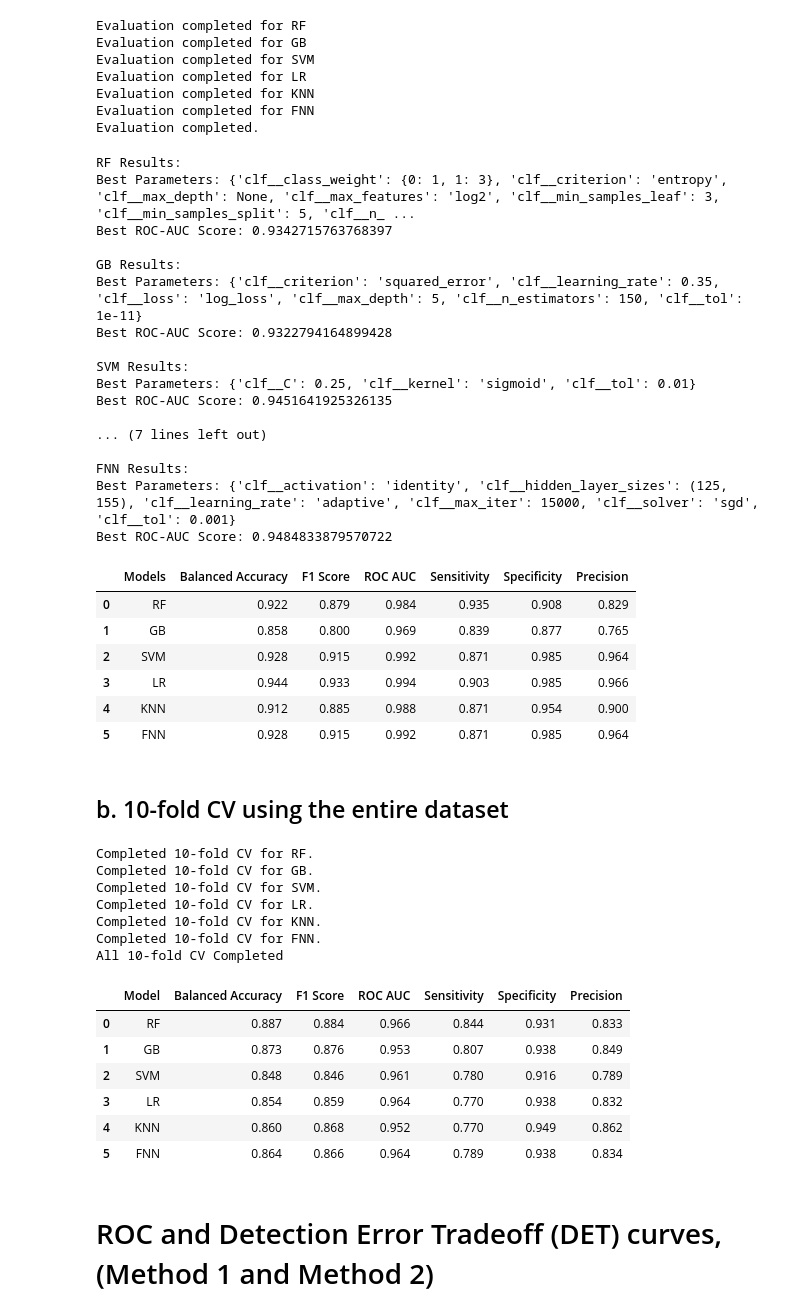
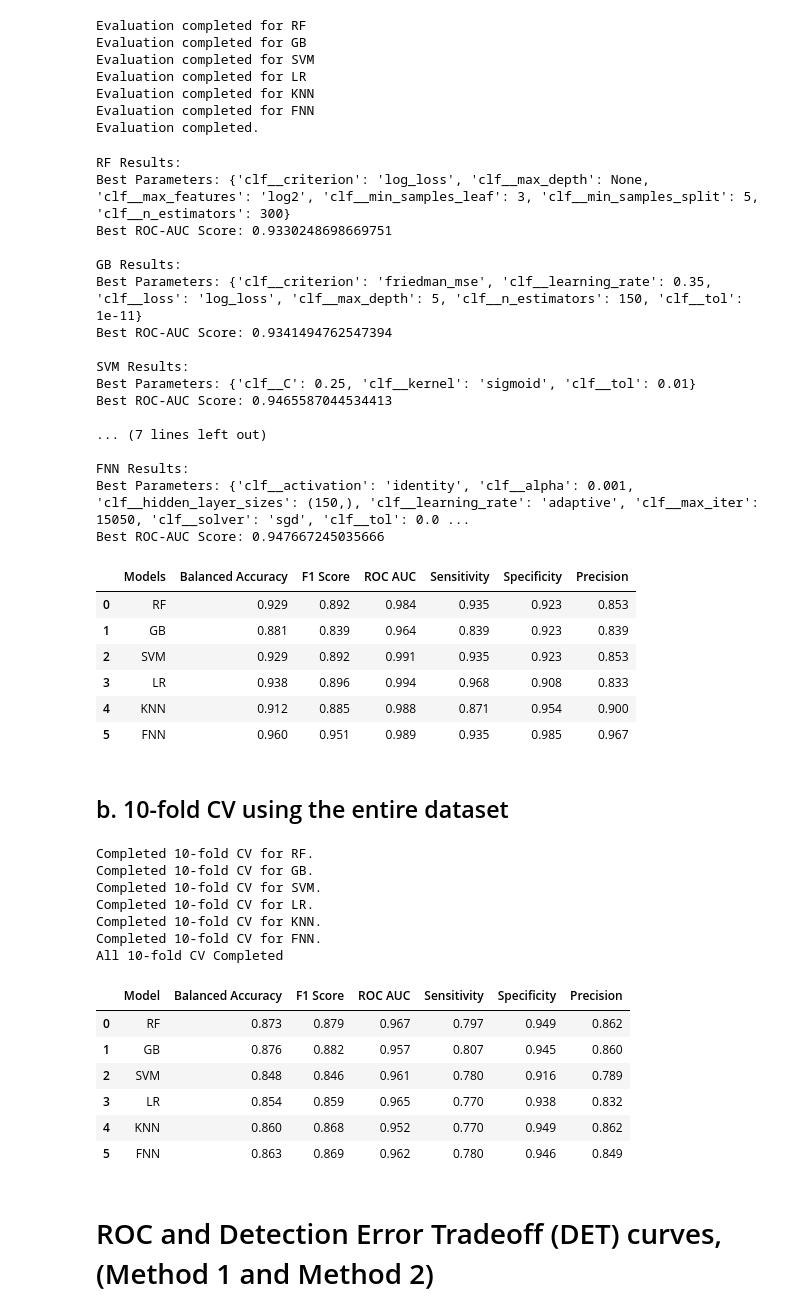
Before and after one commit to OnahPmi/Thyroid-Cancer-Recurrence-Prediction-Project, a Jupyter notebook: code base/Predictive Models Building.ipynb, the cells around one changed output. Saved outputs shown, nothing was run; the diff lists cells and outputs as text; code cells hidden in the pictures.

Commit message:
modified the codebase to account for class imbalance during model training

```diff
--- a/code base/Predictive Models Building.ipynb
+++ b/code base/Predictive Models Building.ipynb
@@ -83,6 +85,9 @@ preprocessor = ColumnTransformer(
     ],
     remainder="passthrough",
 )
+
+# Compute sample weights based on class imbalance
+sample_weights = compute_sample_weight(class_weight="balanced", y=y_train)
 # %% [markdown]
 ## b. Define the Models and Metrics
 # %%
@@ -128,7 +133,7 @@ param_grids = {
         "clf__min_samples_split": [6, 7],
         "clf__min_samples_leaf": [4, 5],
         "clf__criterion": ["gini", "entropy", "log_loss"],
-        "clf__class_weight": [{0: 1, 1: 3}],
+#         "clf__class_weight": [{0: 1, 1: 3}],
         "clf__max_features": ["log2"],
     },
     "GB": {
@@ -148,7 +153,8 @@ param_grids = {
     "LR": {
         "clf__C": [0.35, 0.36, 0.7],
         "clf__penalty": ["l1"],
-        "clf__solver": ["liblinear"]
+        "clf__solver": ["liblinear"],
+
     },
     "KNN": {
         "clf__n_neighbors": [16, 17],
@@ -157,11 +163,12 @@ param_grids = {
     },
     "FNN": {
         "clf__hidden_layer_sizes": [(300,), (130, 160)],
-        "clf__max_iter": [7900, 8000, 8200],
+        "clf__max_iter": [10000, 12000],
         "clf__activation": ["relu", "identity"],
         "clf__solver": ["adam", "sgd", "lbfgs"],
         "clf__learning_rate": ["constant", "adaptive"],
-        "clf__tol": [1e-4, 1e-5]
+        "clf__tol": [1e-4, 1e-5],
+        "clf__alpha": [0.1, 0.32, 1.0]
     }
 }
 
@@ -187,7 +194,10 @@ for model_name, model in models.items():
 
     # Perform hyperparameter tuning with GridSearchCV
     grid_search = GridSearchCV(pipeline, param_grids[model_name], cv=skf, scoring="roc_auc")
-    grid_search.fit(X_train, y_train)
+    if model_name in ["KNN", "FNN"]:
+        grid_search.fit(X_train, y_train)
+    else:
+        grid_search.fit(X_train, y_train, clf__sample_weight=sample_weights)
 
     # Evaluate the model on the test set
     best_pipeline = grid_search.best_estimator_
@@ -347,7 +356,7 @@ param_grids = {
         "clf__min_samples_split": [5, 6],
         "clf__min_samples_leaf": [2, 3],
         "clf__criterion": ["gini", "entropy", "log_loss"],
-        "clf__class_weight": [{0: 1, 1: 3}],
+#         "clf__class_weight": [{0: 1, 1: 3}],
         "clf__max_features": ["log2"],
     },
     "GB": {
@@ -381,7 +390,8 @@ param_grids = {
         "clf__activation": ["relu", "logistic", "identity"],
         "clf__solver": ["adam", "sgd"],
         "clf__learning_rate": ["adaptive", "constant"],
-        "clf__tol": [1e-2, 1e-3]
+        "clf__tol": [1e-2, 1e-3],
+        "clf__alpha": [0.0001, 0.001]
     }
 }
 
@@ -407,7 +417,10 @@ for model_name, model in models.items():
 
     # Perform hyperparameter tuning with GridSearchCV
     grid_search = GridSearchCV(pipeline, param_grids[model_name], cv=skf, scoring="roc_auc")
-    grid_search.fit(X_train, y_train)
+    if model_name in ["KNN", "FNN"]:
+        grid_search.fit(X_train, y_train)
+    else:
+        grid_search.fit(X_train, y_train, clf__sample_weight=sample_weights)
 
     # Evaluate the model on the test set
     best_pipeline = grid_search.best_estimator_
@@ -450,44 +463,44 @@ for model_name, result in method_2_results.items():
     print(f"Best ROC-AUC Score: {result['Best ROC-AUC Score']}")
 # %% [output]
 RF Results:
-Best Parameters: {'clf__class_weight': {0: 1, 1: 3}, 'clf__criterion': 'entropy', 'clf__max_depth': None, 'clf__max_features': 'log2', 'clf__min_samples_leaf': 3, 'clf__min_samples_split': 5, 'clf__n_ ...
-Best ROC-AUC Score: 0.9342715763768397
+Best Parameters: {'clf__criterion': 'log_loss', 'clf__max_depth': None, 'clf__max_features': 'log2', 'clf__min_samples_leaf': 3, 'clf__min_samples_split': 5, 'clf__n_estimators': 300}
+Best ROC-AUC Score: 0.9330248698669751
 
 GB Results:
-Best Parameters: {'clf__criterion': 'squared_error', 'clf__learning_rate': 0.35, 'clf__loss': 'log_loss', 'clf__max_depth': 5, 'clf__n_estimators': 150, 'clf__tol': 1e-11}
-Best ROC-AUC Score: 0.9322794164899428
+Best Parameters: {'clf__criterion': 'friedman_mse', 'clf__learning_rate': 0.35, 'clf__loss': 'log_loss', 'clf__max_depth': 5, 'clf__n_estimators': 150, 'clf__tol': 1e-11}
+Best ROC-AUC Score: 0.9341494762547394
 
 SVM Results:
 Best Parameters: {'clf__C': 0.25, 'clf__kernel': 'sigmoid', 'clf__tol': 0.01}
-Best ROC-AUC Score: 0.9451641925326135
+Best ROC-AUC Score: 0.9465587044534413
 
 ... (7 lines left out)
 
 FNN Results:
-Best Parameters: {'clf__activation': 'identity', 'clf__hidden_layer_sizes': (125, 155), 'clf__learning_rate': 'adaptive', 'clf__max_iter': 15000, 'clf__solver': 'sgd', 'clf__tol': 0.001}
-Best ROC-AUC Score: 0.9484833879570722
+Best Parameters: {'clf__activation': 'identity', 'clf__alpha': 0.001, 'clf__hidden_layer_sizes': (150,), 'clf__learning_rate': 'adaptive', 'clf__max_iter': 15050, 'clf__solver': 'sgd', 'clf__tol': 0.0 ...
+Best ROC-AUC Score: 0.947667245035666
 # %%
 performance_metrics = {metric_name: [] for metric_name in metrics.keys()}
 
 for model_name, result in method_2_results.items():
     # print(model_name)
     for metric_name, score in result["Metrics"].items():
         # print(metric_name, ":", score)
         performance_metrics[metric_name].append(score)
 
 df_performance = pd.DataFrame(performance_metrics)
 df_performance.insert(0, "Models", [model_name for model_name in models])
 df_performance = df_performance.round(3)
-df_performance.to_csv("../results/test set models performance using tSVD.csv", index=False)
+# df_performance.to_csv("../results/test set models performance using tSVD.csv", index=False)
 df_performance
 # %% [output]
 |  | Models | Balanced Accuracy | F1 Score | ROC AUC | Sensitivity | Specificity | Precision |
-| 0 | RF | 0.922 | 0.879 | 0.984 | 0.935 | 0.908 | 0.829 |
-| 1 | GB | 0.858 | 0.800 | 0.969 | 0.839 | 0.877 | 0.765 |
-| 2 | SVM | 0.928 | 0.915 | 0.992 | 0.871 | 0.985 | 0.964 |
-| 3 | LR | 0.944 | 0.933 | 0.994 | 0.903 | 0.985 | 0.966 |
+| 0 | RF | 0.929 | 0.892 | 0.984 | 0.935 | 0.923 | 0.853 |
+| 1 | GB | 0.881 | 0.839 | 0.964 | 0.839 | 0.923 | 0.839 |
+| 2 | SVM | 0.929 | 0.892 | 0.991 | 0.935 | 0.923 | 0.853 |
+| 3 | LR | 0.938 | 0.896 | 0.994 | 0.968 | 0.908 | 0.833 |
 | 4 | KNN | 0.912 | 0.885 | 0.988 | 0.871 | 0.954 | 0.900 |
-| 5 | FNN | 0.928 | 0.915 | 0.992 | 0.871 | 0.985 | 0.964 |
+| 5 | FNN | 0.960 | 0.951 | 0.989 | 0.935 | 0.985 | 0.967 |
 # %% [markdown]
 ## b. 10-fold CV using the entire dataset
 # %%
@@ -535,7 +548,7 @@ df_performance = pd.DataFrame(performance_metrics)
 df_performance.insert(0, "Model", [model_name for model_name in models])
 df_performance = df_performance.round(3)
 
-df_performance.to_csv("../results/10-fold CV models performance using tSVD.csv", index=False)
+# df_performance.to_csv("../results/10-fold CV models performance using tSVD.csv", index=False)
 df_performance
 # %% [output]
 Completed 10-fold CV for RF.
@@ -546,12 +559,12 @@ Completed 10-fold CV for KNN.
 Completed 10-fold CV for FNN.
 All 10-fold CV Completed
 |  | Model | Balanced Accuracy | F1 Score | ROC AUC | Sensitivity | Specificity | Precision |
-| 0 | RF | 0.887 | 0.884 | 0.966 | 0.844 | 0.931 | 0.833 |
-| 1 | GB | 0.873 | 0.876 | 0.953 | 0.807 | 0.938 | 0.849 |
+| 0 | RF | 0.873 | 0.879 | 0.967 | 0.797 | 0.949 | 0.862 |
+| 1 | GB | 0.876 | 0.882 | 0.957 | 0.807 | 0.945 | 0.860 |
 | 2 | SVM | 0.848 | 0.846 | 0.961 | 0.780 | 0.916 | 0.789 |
-| 3 | LR | 0.854 | 0.859 | 0.964 | 0.770 | 0.938 | 0.832 |
+| 3 | LR | 0.854 | 0.859 | 0.965 | 0.770 | 0.938 | 0.832 |
 | 4 | KNN | 0.860 | 0.868 | 0.952 | 0.770 | 0.949 | 0.862 |
-| 5 | FNN | 0.864 | 0.866 | 0.964 | 0.789 | 0.938 | 0.834 |
+| 5 | FNN | 0.863 | 0.869 | 0.962 | 0.780 | 0.946 | 0.849 |
 # %% [markdown]
 # ROC and Detection Error Tradeoff (DET) curves, (Method 1 and Method 2)
 # %%
```
Also changed, not shown: parts of 5 cells of this notebook, 15 other files.
